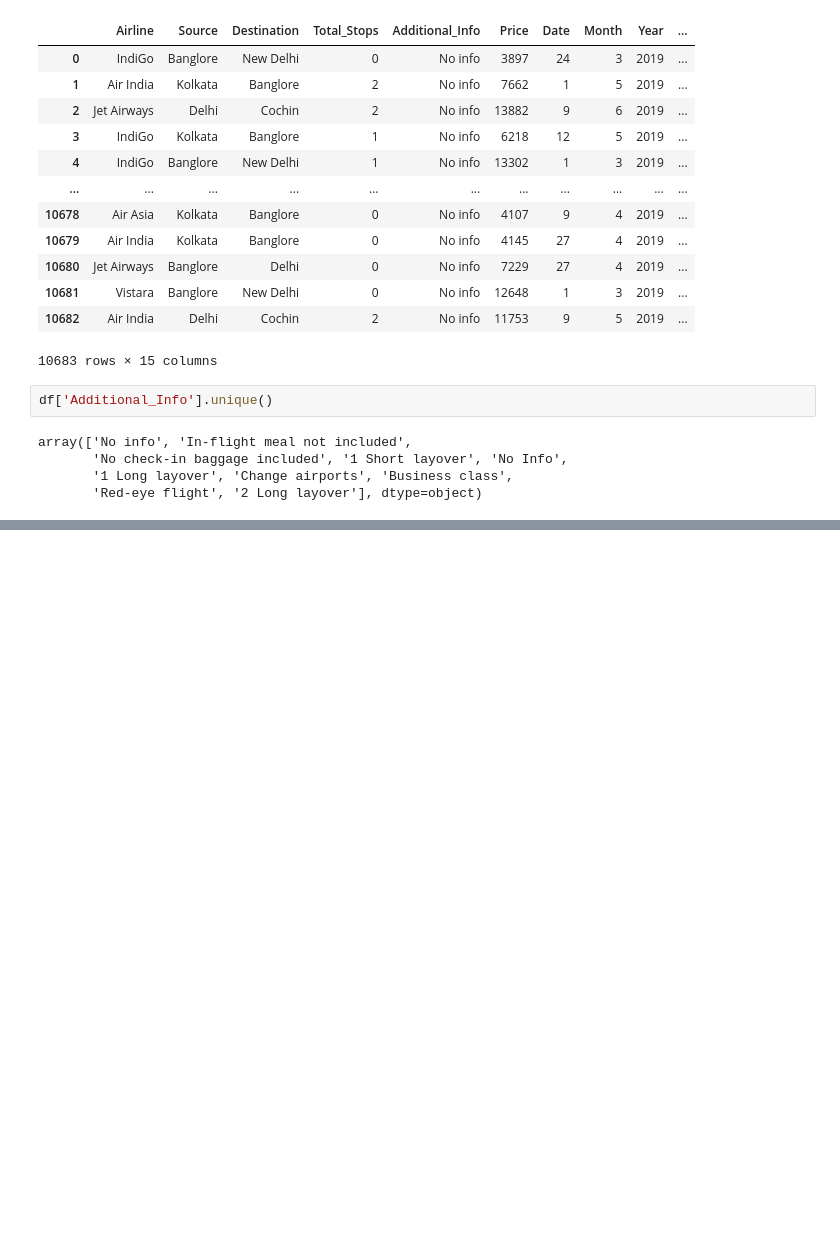
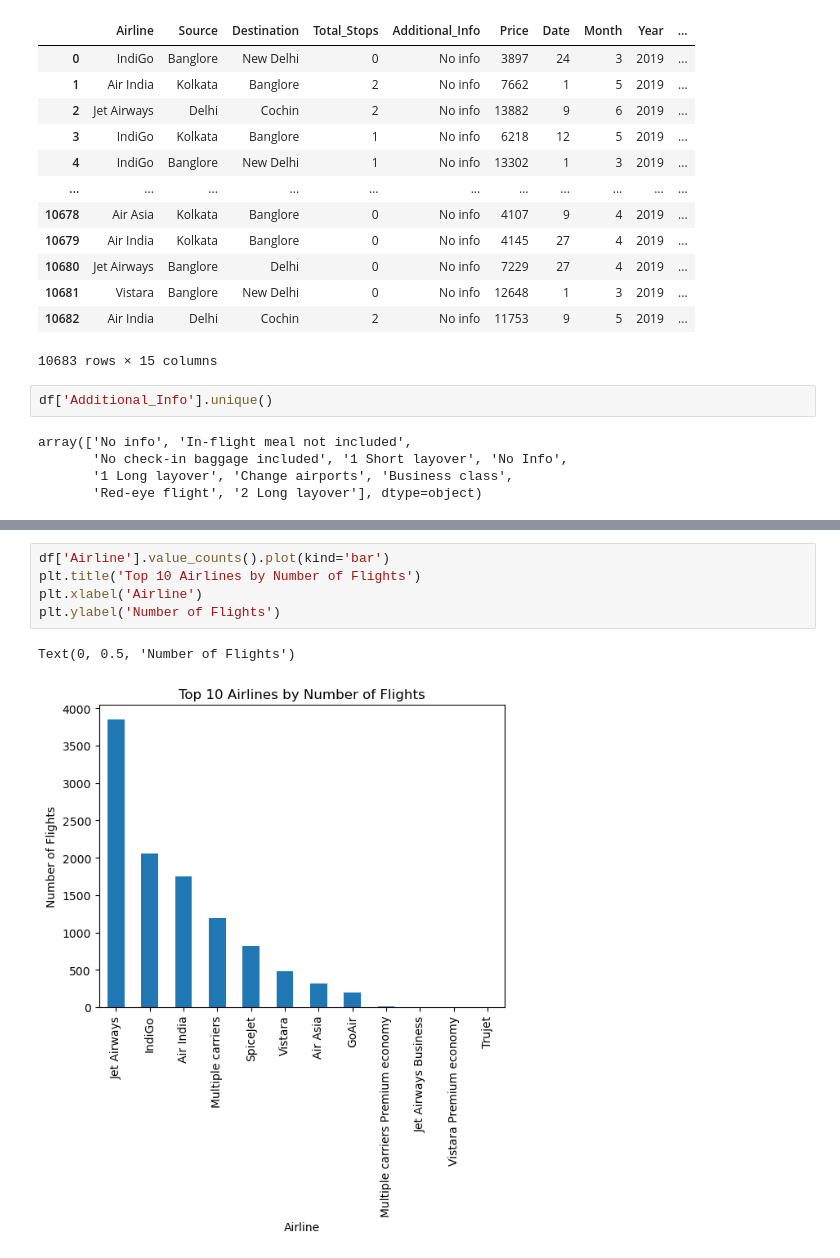
Before and after one commit to kunal1300/Programs, a Jupyter notebook: EDA/EDA_flights.ipynb, the cells around one changed output, grey strips where cells are left out. Cells and saved outputs as stored; diff of their text form; blank space fills up the shorter version.

```diff
--- a/EDA/EDA_flights.ipynb
+++ b/EDA/EDA_flights.ipynb
@@ -311,0 +326,8 @@ array(['No info', 'In-flight meal not included',
+# %%
+df['Airline'].value_counts().plot(kind='bar')
+plt.title('Top 10 Airlines by Number of Flights')
+plt.xlabel('Airline')
+plt.ylabel('Number of Flights')
+# %% [output]
+Text(0, 0.5, 'Number of Flights')
+[figure, added]
```
Also changed, not shown: parts of 2 cells of this notebook.
